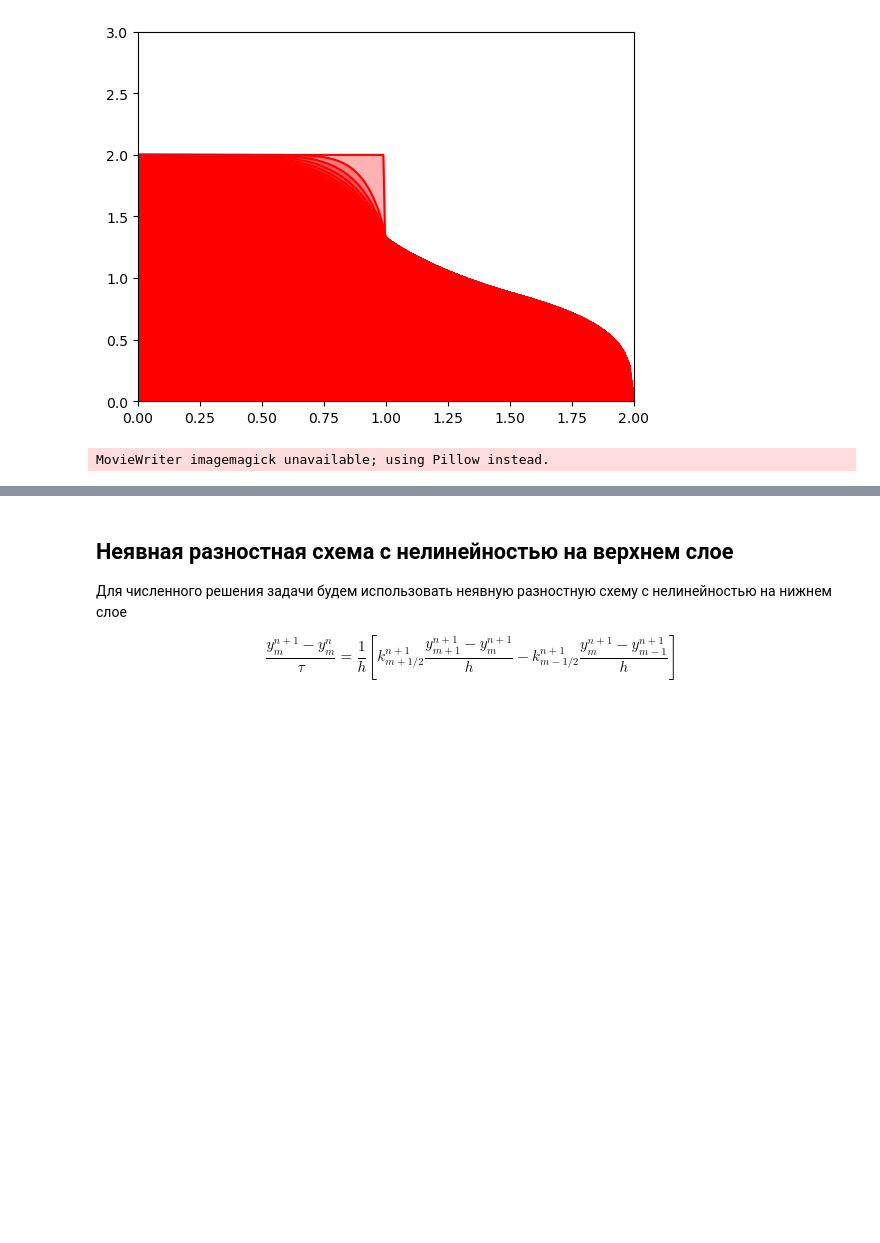
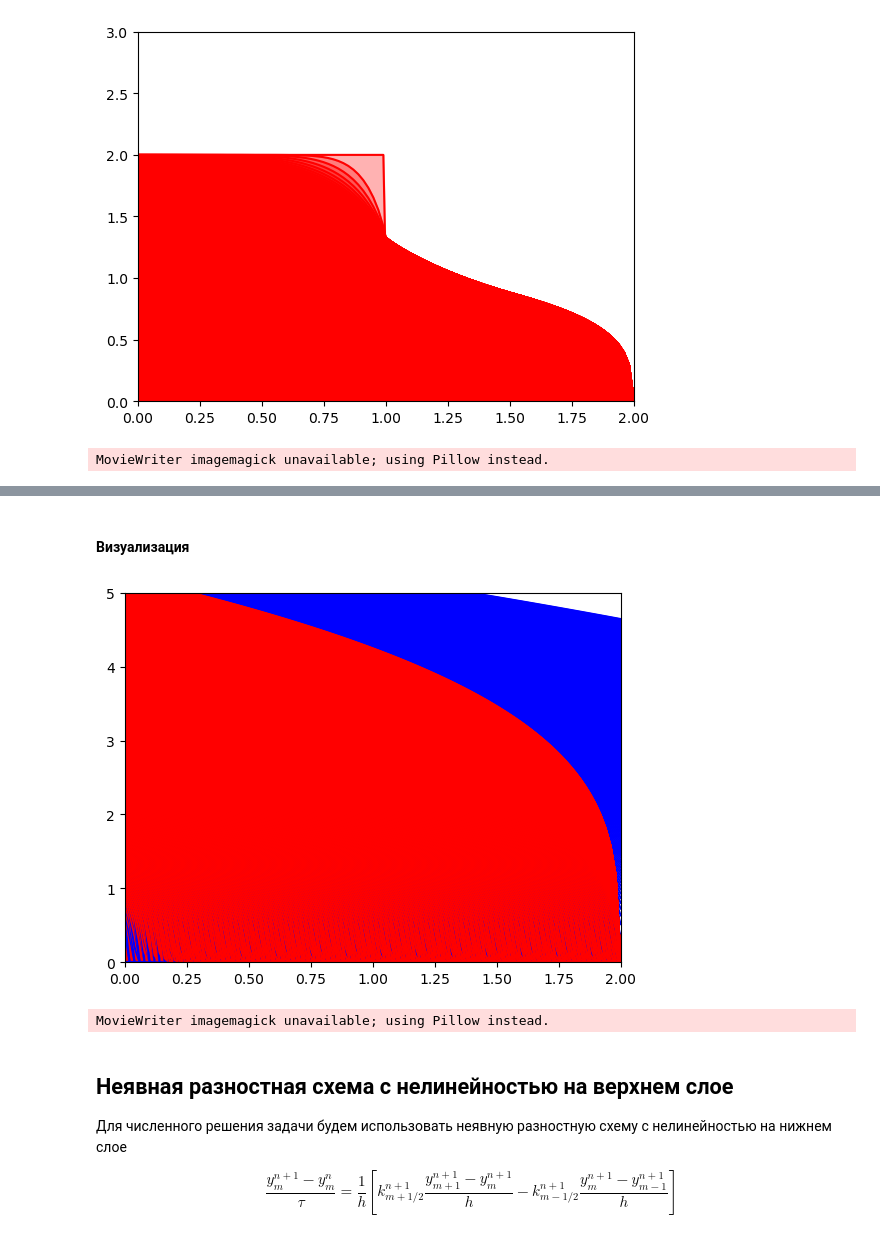
Before and after one commit to Claptar/spitzer-conductivity, a Jupyter notebook: Волна Самарского-Соболя-Зельдовича.ipynb, the cells around one changed output, grey strips where cells are left out. Drawn from its saved outputs; the diff is of its cells as text; code cells hidden in the pictures; blank space fills up the shorter version.

```diff
--- a/Волна Самарского-Соболя-Зельдовича.ipynb
+++ b/Волна Самарского-Соболя-Зельдовича.ipynb
@@ -281,3 +385,43 @@ Image(url='spitz.gif')
+# %%
+t = np.linspace(t_0, T, N)
+x = np.linspace(a, b, M)
+# %%
+u = np.zeros((N, M), dtype=np.double)
+u[:, 0] = const * t ** (1 / alpha)
+# %%
+for n in tqdm(range(N - 1)):
+    u_sol = newton_solver(u[n, :], u[n + 1, 0], tau, h, alpha=2.5, kappa=0.2, iter=10)
+    u[n + 1, 1:] = u_sol[1:]
+# %% [markdown]
+#### Визуализация
+# %%
+def zeldovich_solution(x, t, alpha, kappa, const):
+    u_sol = np.zeros_like(x)
+    v = kappa * const ** alpha / alpha
+    for i in range(len(x)):
+        if x[i] - v * t <= 0:
+            u_sol[i] = (alpha * v / kappa * (v * t - x[i])) ** (1 / alpha)
+        else:
+            u_sol[i] = 0
+    return u_sol
+# %%
+fig = plt.figure()
+camera = Camera(fig)
+ax = axes(xlim=(a, b), ylim=(0, 5))
+
+for i in range(0, N, 10):
+    ax.plot(x, u[i, :], color="red")
+    ax.fill_between(x, u[i, :], color='red', alpha=0.3)
+    zeld_sol = zeldovich_solution(x, t[i], alpha, kappa, const)
+    ax.plot(x, zeld_sol, color="blue")
+    camera.snap()
+# %% [output]
+[figure, added]
+# %%
+animation = camera.animate()
+animation.save('zeldovich_true.gif', writer = 'imagemagick', fps=tau * 10 * 1e3)
+# %% [output]
+MovieWriter imagemagick unavailable; using Pillow instead.
 # %% [markdown]
 ## Неявная разностная схема с нелинейностью на верхнем слое
 
```
Also changed, not shown: parts of 9 cells of this notebook, 2 other files.
